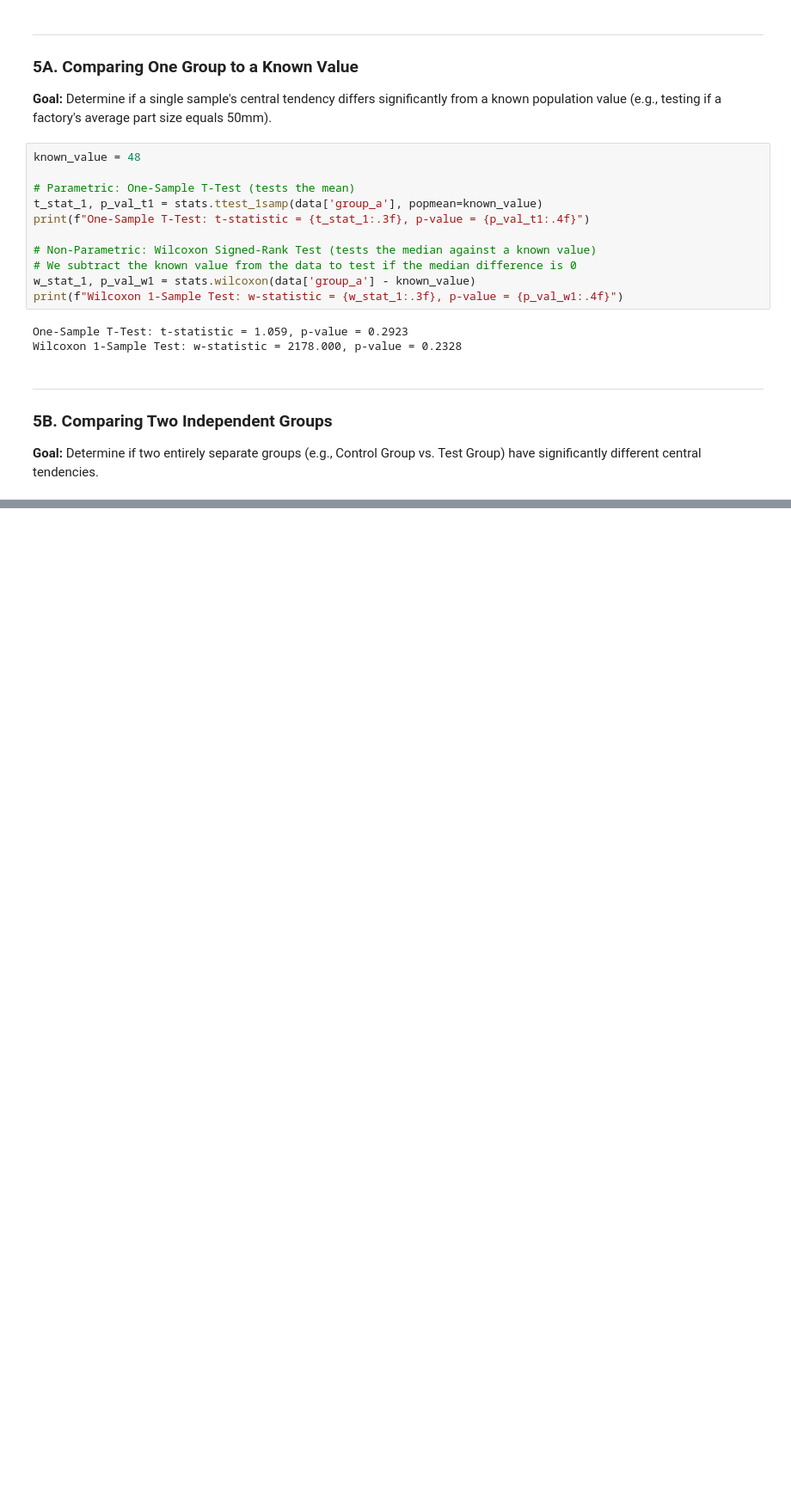
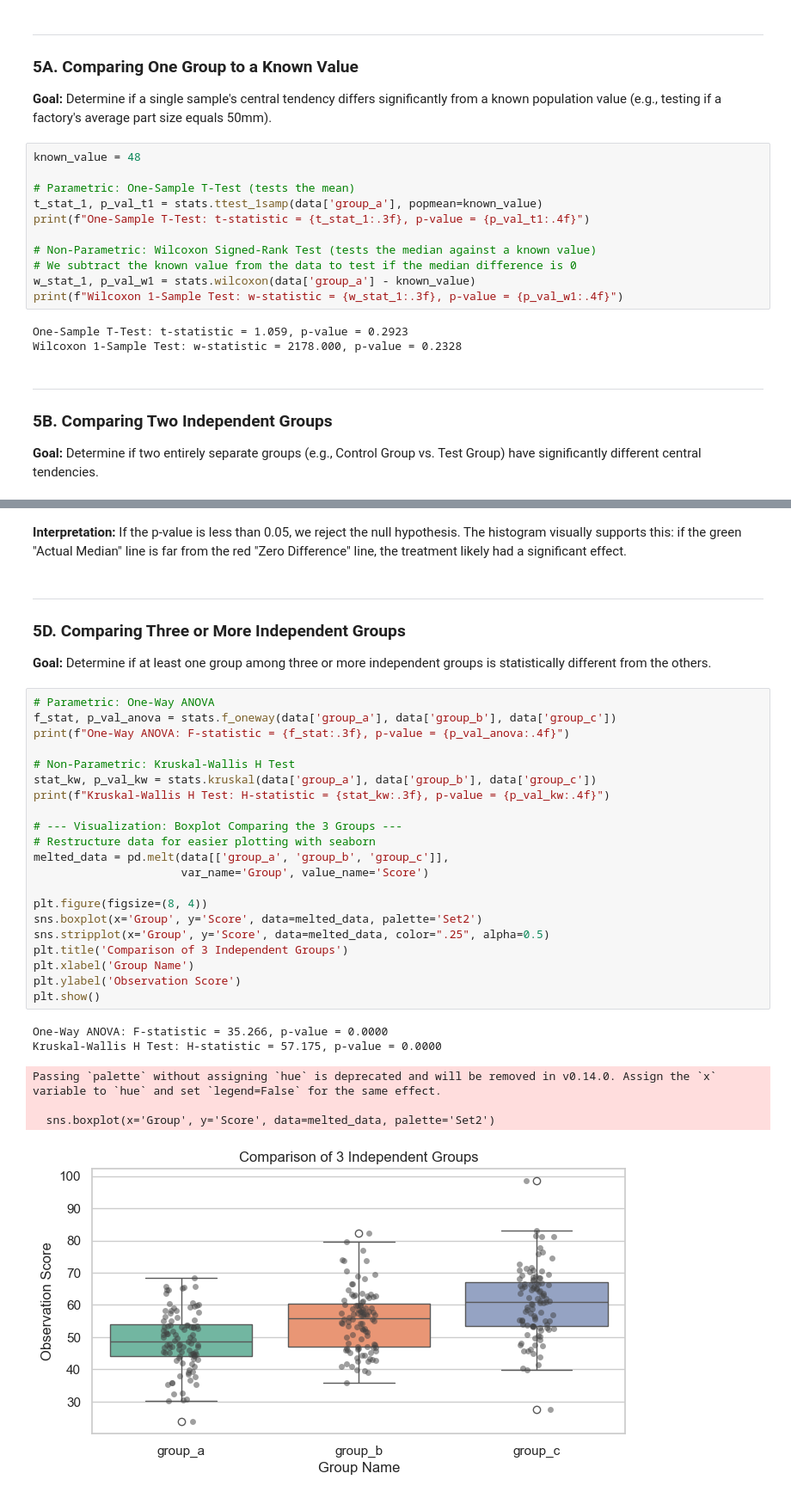
Before and after one commit to alasyariyphysics/stats-repo, a Jupyter notebook: Inferential_Statistics.ipynb, the cells around one changed output, grey strips where cells are left out. Shown at 86% size. Saved outputs shown, nothing was run; the diff lists cells and outputs as text; blank space fills up the shorter version.

```diff
--- a/Inferential_Statistics.ipynb
+++ b/Inferential_Statistics.ipynb
@@ -226,0 +337,34 @@ Wilcoxon 1-Sample Test: w-statistic = 2178.000, p-value = 0.2328
+# %% [markdown]
+**Interpretation:** If the p-value is less than 0.05, we reject the null hypothesis. The histogram visually supports this: if the green "Actual Median" line is far from the red "Zero Difference" line, the treatment likely had a significant effect.
+# %% [markdown]
+---
+### 5D. Comparing Three or More Independent Groups
+**Goal:** Determine if at least one group among three or more independent groups is statistically different from the others.
+# %%
+# Parametric: One-Way ANOVA
+f_stat, p_val_anova = stats.f_oneway(data['group_a'], data['group_b'], data['group_c'])
+print(f"One-Way ANOVA: F-statistic = {f_stat:.3f}, p-value = {p_val_anova:.4f}")
+
+# Non-Parametric: Kruskal-Wallis H Test
+stat_kw, p_val_kw = stats.kruskal(data['group_a'], data['group_b'], data['group_c'])
+print(f"Kruskal-Wallis H Test: H-statistic = {stat_kw:.3f}, p-value = {p_val_kw:.4f}")
+
+# --- Visualization: Boxplot Comparing the 3 Groups ---
+# Restructure data for easier plotting with seaborn
+melted_data = pd.melt(data[['group_a', 'group_b', 'group_c']],
+                      var_name='Group', value_name='Score')
+
+plt.figure(figsize=(8, 4))
+sns.boxplot(x='Group', y='Score', data=melted_data, palette='Set2')
+sns.stripplot(x='Group', y='Score', data=melted_data, color=".25", alpha=0.5)
+plt.title('Comparison of 3 Independent Groups')
+plt.xlabel('Group Name')
+plt.ylabel('Observation Score')
+plt.show()
+# %% [output]
+One-Way ANOVA: F-statistic = 35.266, p-value = 0.0000
+Kruskal-Wallis H Test: H-statistic = 57.175, p-value = 0.0000
+Passing `palette` without assigning `hue` is deprecated and will be removed in v0.14.0. Assign the `x` variable to `hue` and set `legend=False` for the same effect.
+
+  sns.boxplot(x='Group', y='Score', data=melted_data, palette='Set2')
+[figure, added]
```
Also changed, not shown: parts of 17 cells of this notebook, 1 other file.
